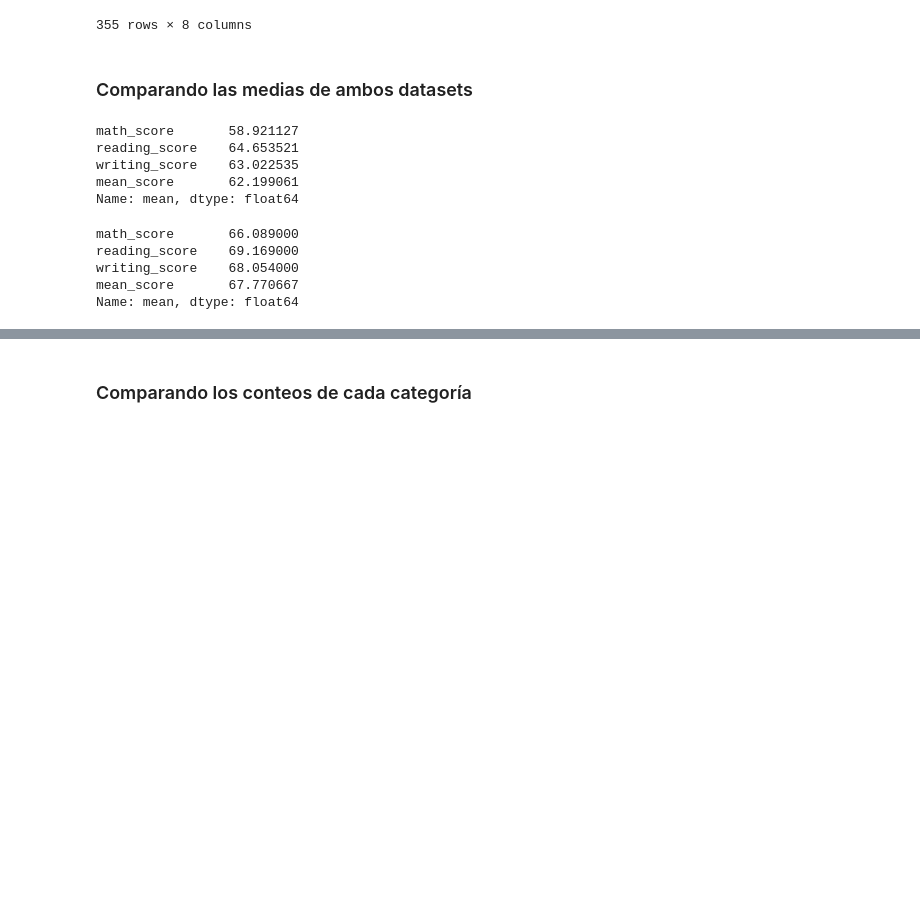
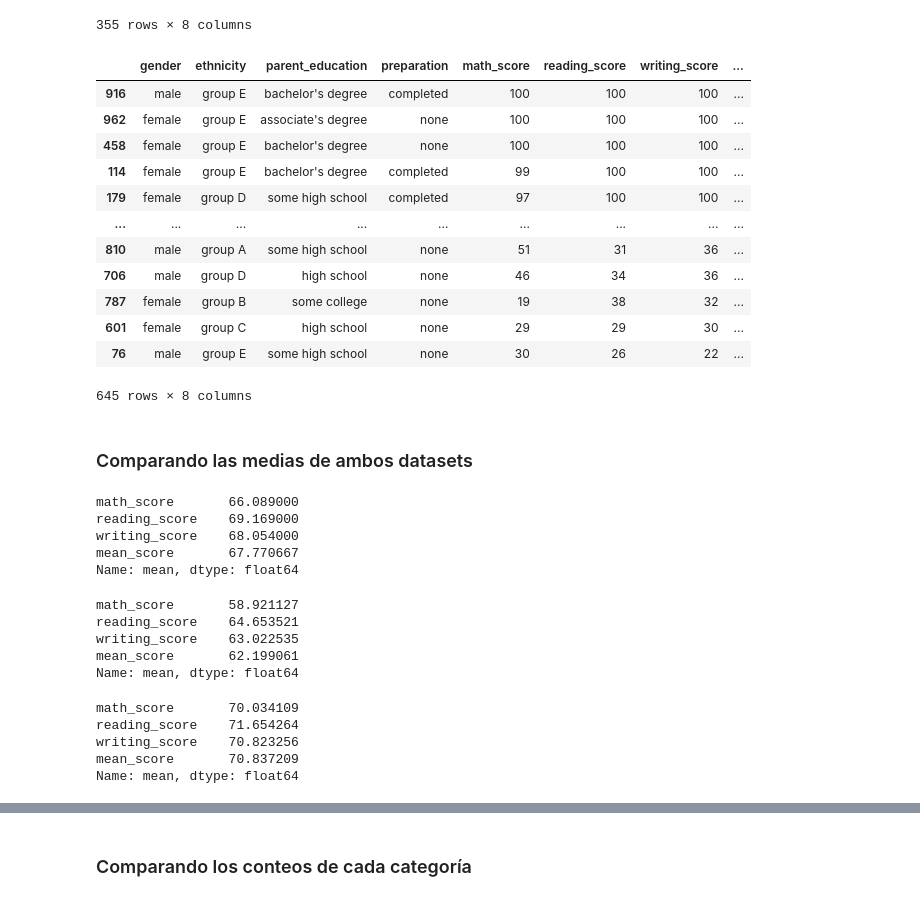
Before and after one commit to MarioChvx/ciencia_de_datos_PAMBAZO, a Jupyter notebook: proyectos/unidad1/proyecto_eda/nueva_expo.ipynb, the cells around one changed output, grey strips where cells are left out. Cells and saved outputs as stored; diff of their text form; code cells hidden in the pictures; blank space fills up the shorter version.

```diff
--- a/proyectos/unidad1/proyecto_eda/nueva_expo.ipynb
+++ b/proyectos/unidad1/proyecto_eda/nueva_expo.ipynb
@@ -52,8 +52,50 @@ df_free
 | 980 | female | group B | high school | none | 8 | 24 | 23 | ... |
 | 59 | female | group C | some high school | none | 0 | 17 | 10 | ... |
 355 rows × 8 columns
+# %%
+df_standard = (
+    df[df.lunch == 'standard']
+    .drop('lunch', axis=1)
+    .assign(
+        mean_score = lambda df: (df.math_score + df.reading_score + df.writing_score) / 3
+    )
+    .sort_values(
+        by='mean_score',
+        ascending=False
+    )
+    )
+df_standard
+# %% [output]
+|  | gender | ethnicity | parent_education | preparation | math_score | reading_score | writing_score | ... |
+| 916 | male | group E | bachelor's degree | completed | 100 | 100 | 100 | ... |
+| 962 | female | group E | associate's degree | none | 100 | 100 | 100 | ... |
+| 458 | female | group E | bachelor's degree | none | 100 | 100 | 100 | ... |
+| 114 | female | group E | bachelor's degree | completed | 99 | 100 | 100 | ... |
+| 179 | female | group D | some high school | completed | 97 | 100 | 100 | ... |
+| ... | ... | ... | ... | ... | ... | ... | ... | ... |
+| 810 | male | group A | some high school | none | 51 | 31 | 36 | ... |
+| 706 | male | group D | high school | none | 46 | 34 | 36 | ... |
+| 787 | female | group B | some college | none | 19 | 38 | 32 | ... |
+| 601 | female | group C | high school | none | 29 | 29 | 30 | ... |
+| 76 | male | group E | some high school | none | 30 | 26 | 22 | ... |
+645 rows × 8 columns
 # %% [markdown]
 ### Comparando las medias de ambos datasets
+# %%
+(
+    df
+    .assign(
+        mean_score = lambda df: (df.math_score + df.reading_score + df.writing_score) / 3
+    )
+    .describe()
+    .iloc[1]
+)
+# %% [output]
+math_score       66.089000
+reading_score    69.169000
+writing_score    68.054000
+mean_score       67.770667
+Name: mean, dtype: float64
 # %%
 df_free.describe().iloc[1]
 # %% [output]
@@ -62,19 +104,12 @@ reading_score    64.653521
 writing_score    63.022535
 mean_score       62.199061
 Name: mean, dtype: float64
-# %%
-(
-    df
-    .assign(
-        mean_score = lambda df: (df.math_score + df.reading_score + df.writing_score) / 3
-    )
-    .describe()
-    .iloc[1]
-)
-# %% [output]
-math_score       66.089000
-reading_score    69.169000
-writing_score    68.054000
-mean_score       67.770667
-Name: mean, dtype: float64
+# %%
+df_standard.describe().iloc[1]
+# %% [output]
+math_score       70.034109
+reading_score    71.654264
+writing_score    70.823256
+mean_score       70.837209
+Name: mean, dtype: float64
 # %% [markdown]
```
Also changed, not shown: parts of 2 cells of this notebook.
